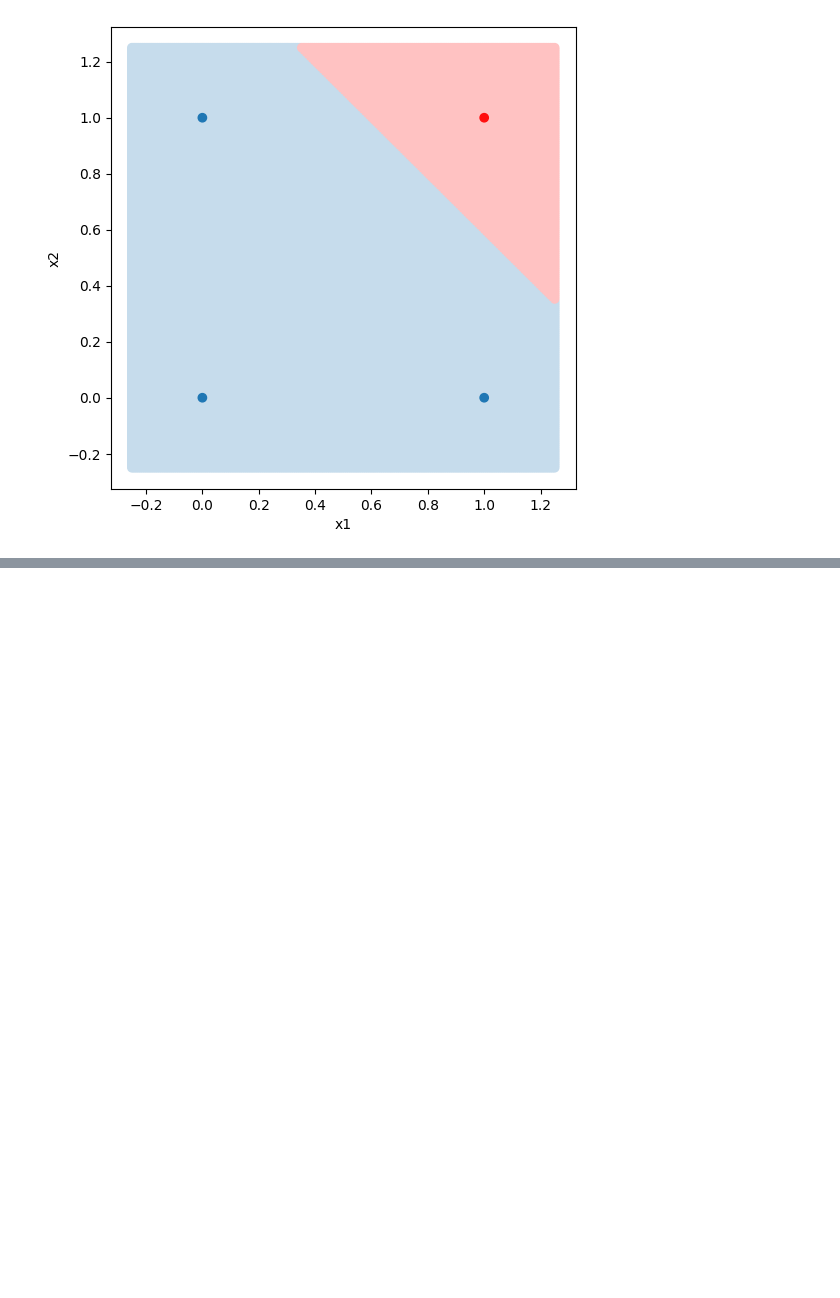
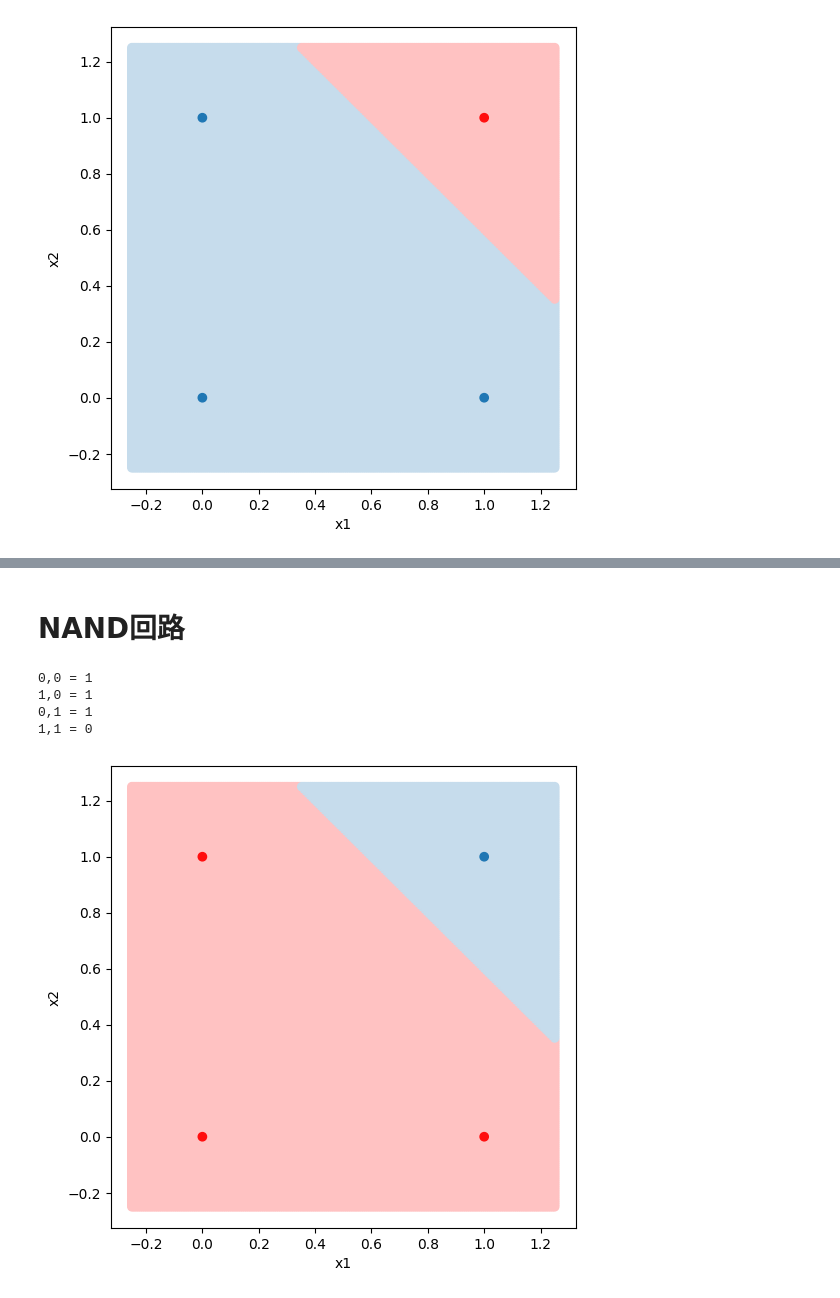
Before and after one commit to naorex/Python3rdGrade_Deep_Learning_Beginner, a Jupyter notebook: Chapter02_パーセプトロン.ipynb, the cells around one changed output, grey strips where cells are left out. Drawn from its saved outputs; the diff is of its cells as text; code cells hidden in the pictures; blank space fills up the shorter version.

```diff
--- a/Chapter02_パーセプトロン.ipynb
+++ b/Chapter02_パーセプトロン.ipynb
@@ -83,0 +105,21 @@ plot_perceptron(and_test,x1,x2)
+# %% [markdown]
+# NAND回路
+# %%
+def nand_test(x1,x2):
+    w1,w2,theta = -0.5,-0.5,-0.8
+    tmp = w1*x1 + w2*x2
+    if tmp > theta:
+        return 1
+    else:
+        return 0
+
+disp_result(nand_test)
+# %% [output]
+0,0 = 1
+1,0 = 1
+0,1 = 1
+1,1 = 0
+# %%
+plot_perceptron(nand_test,x1,x2)
+# %% [output]
+[figure, added]
```
Also changed, not shown: parts of 7 cells of this notebook.
